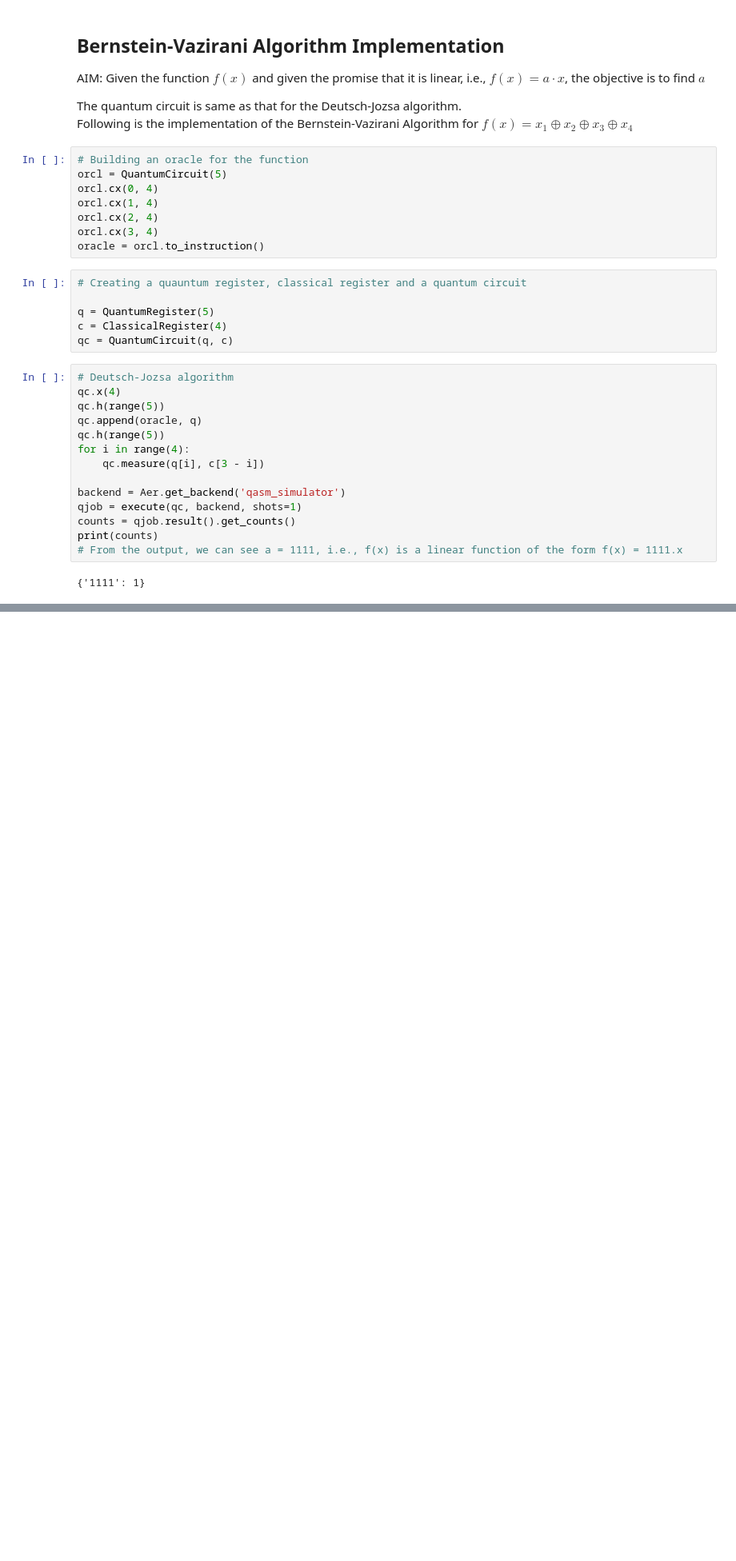
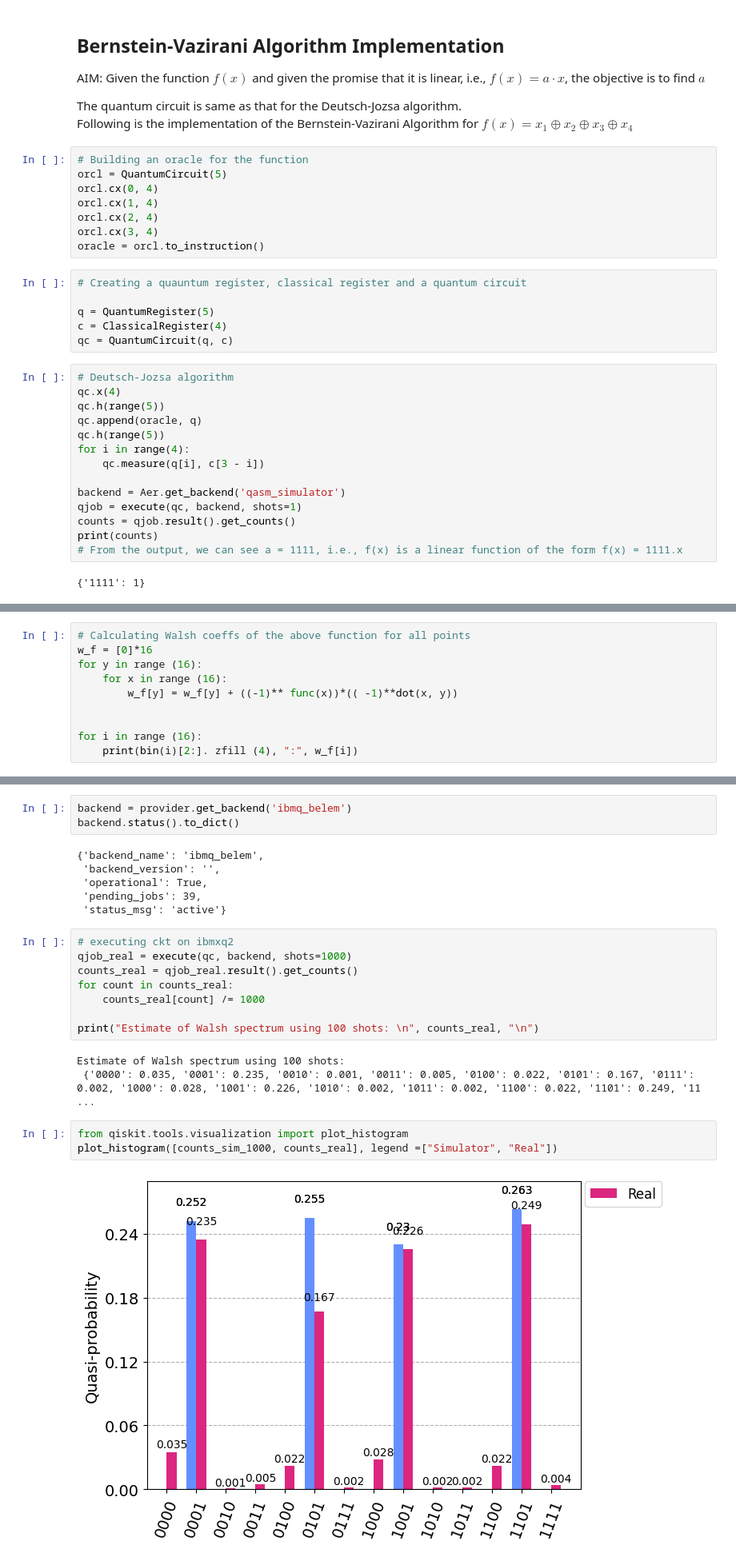
Before and after one commit to Techie5879/qiskit-practice, a Jupyter notebook: 7_Boolean Functions.ipynb, the cells around one changed output, grey strips where cells are left out. Shown at 80% size. Drawn from its saved outputs; the diff is of its cells as text; blank space fills up the shorter version.

Commit message:
running on real backend, visualization

```diff
--- a/7_Boolean Functions.ipynb
+++ b/7_Boolean Functions.ipynb
@@ -104,0 +131,10 @@ print(counts)
+# %%
+# Calculating Walsh coeffs of the above function for all points
+w_f = [0]*16
+for y in range (16):
+    for x in range (16):
+        w_f[y] = w_f[y] + ((-1)** func(x))*(( -1)**dot(x, y))
+
+
+for i in range (16):
+    print(bin(i)[2:]. zfill (4), ":", w_f[i])
@@ -104,0 +230,25 @@ print(counts)
+# %%
+backend = provider.get_backend('ibmq_belem')
+backend.status().to_dict()
+# %% [output]
+{'backend_name': 'ibmq_belem',
+ 'backend_version': '',
+ 'operational': True,
+ 'pending_jobs': 39,
+ 'status_msg': 'active'}
+# %%
+# executing ckt on ibmxq2
+qjob_real = execute(qc, backend, shots=1000)
+counts_real = qjob_real.result().get_counts()
+for count in counts_real:
+    counts_real[count] /= 1000
+
+print("Estimate of Walsh spectrum using 100 shots: \n", counts_real, "\n")
+# %% [output]
+Estimate of Walsh spectrum using 100 shots:
+ {'0000': 0.035, '0001': 0.235, '0010': 0.001, '0011': 0.005, '0100': 0.022, '0101': 0.167, '0111': 0.002, '1000': 0.028, '1001': 0.226, '1010': 0.002, '1011': 0.002, '1100': 0.022, '1101': 0.249, '11 ...
+# %%
+from qiskit.tools.visualization import plot_histogram
+plot_histogram([counts_sim_1000, counts_real], legend =["Simulator", "Real"])
+# %% [output]
+[figure, added]
```
Also changed, not shown: parts of 9 cells of this notebook.
